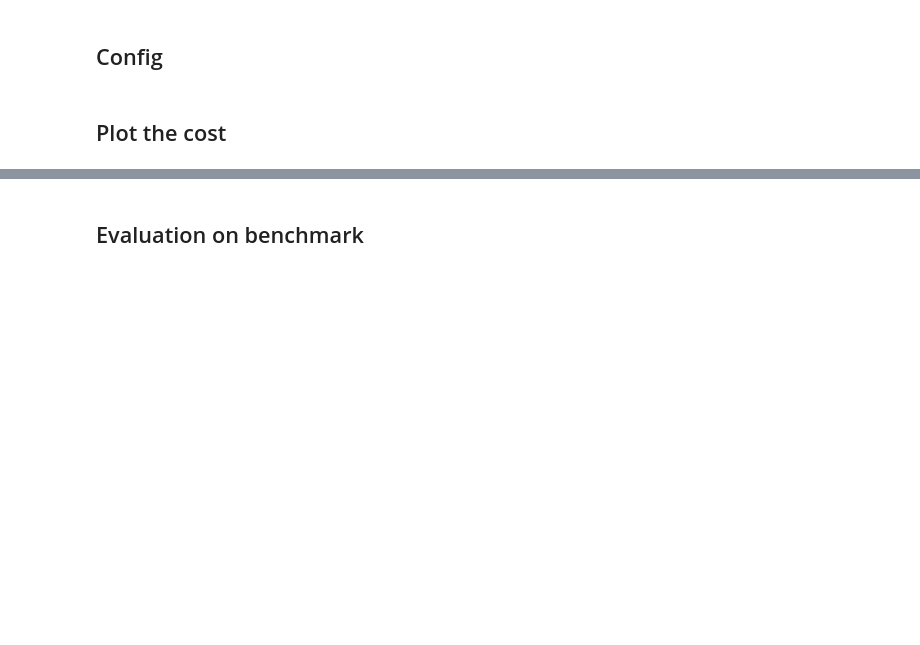
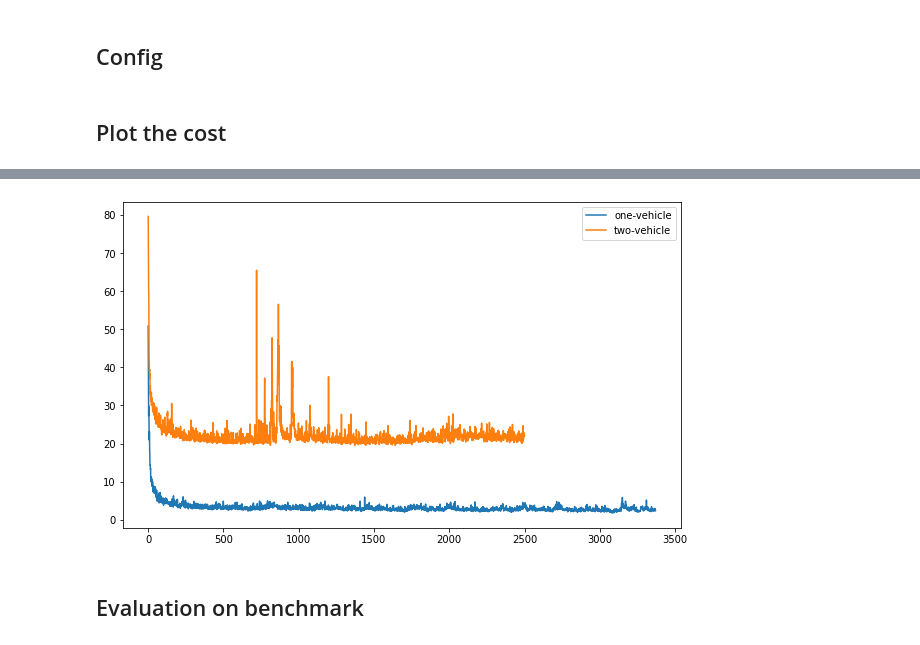
Before and after one commit to amir7697/multi-vehicle_vrp, a Jupyter notebook: evaluation/evaluation.ipynb, the cells around one changed output, grey strips where cells are left out. Cells and saved outputs as stored; diff of their text form; code cells hidden in the pictures; blank space fills up the shorter version.

```diff
--- a/evaluation/evaluation.ipynb
+++ b/evaluation/evaluation.ipynb
@@ -78,3 +77,7 @@ plot_cost(LOG_PATH_LIST, LOG_NAME_LIST, 'avg_delay_cost')
+# %%
+plot_cost(LOG_PATH_LIST, LOG_NAME_LIST, 'entropy_cost')
+# %% [output]
+[figure, added]
 # %% [markdown]
 ## Evaluation on benchmark
 # %% [markdown]
```
Also changed, not shown: parts of 8 cells of this notebook.
